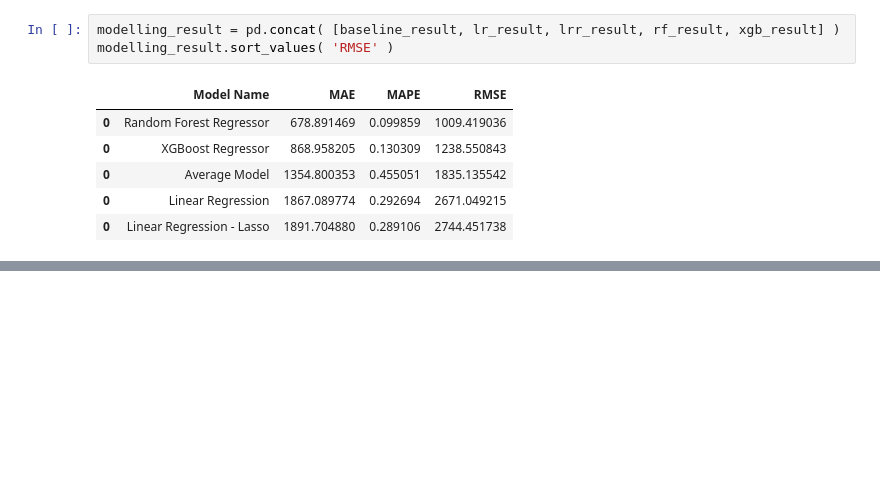
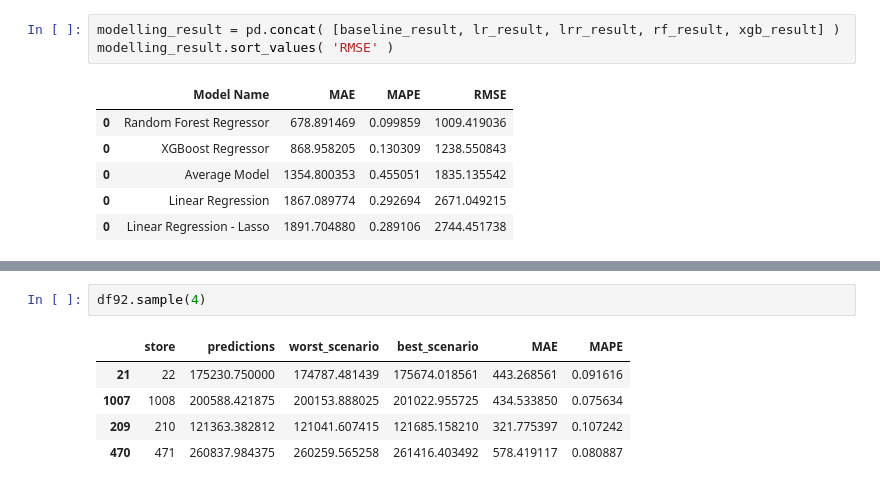
Before and after one commit to laioespinheira/rossmann_sales_prediction, a Jupyter notebook: m08_v01_store_sales_prediction.ipynb, the cells around one changed output, grey strips where cells are left out. Cells and saved outputs as stored; diff of their text form; blank space fills up the shorter version.

```diff
--- a/m08_v01_store_sales_prediction.ipynb
+++ b/m08_v01_store_sales_prediction.ipynb
@@ -1218,0 +1263,8 @@ xgb_result_tuned
+# %%
+df92.sample(4)
+# %% [output]
+|  | store | predictions | worst_scenario | best_scenario | MAE | MAPE |
+| 21 | 22 | 175230.750000 | 174787.481439 | 175674.018561 | 443.268561 | 0.091616 |
+| 1007 | 1008 | 200588.421875 | 200153.888025 | 201022.955725 | 434.533850 | 0.075634 |
+| 209 | 210 | 121363.382812 | 121041.607415 | 121685.158210 | 321.775397 | 0.107242 |
+| 470 | 471 | 260837.984375 | 260259.565258 | 261416.403492 | 578.419117 | 0.080887 |
```
Also changed, not shown: parts of 70 cells of this notebook, 1 other file.
